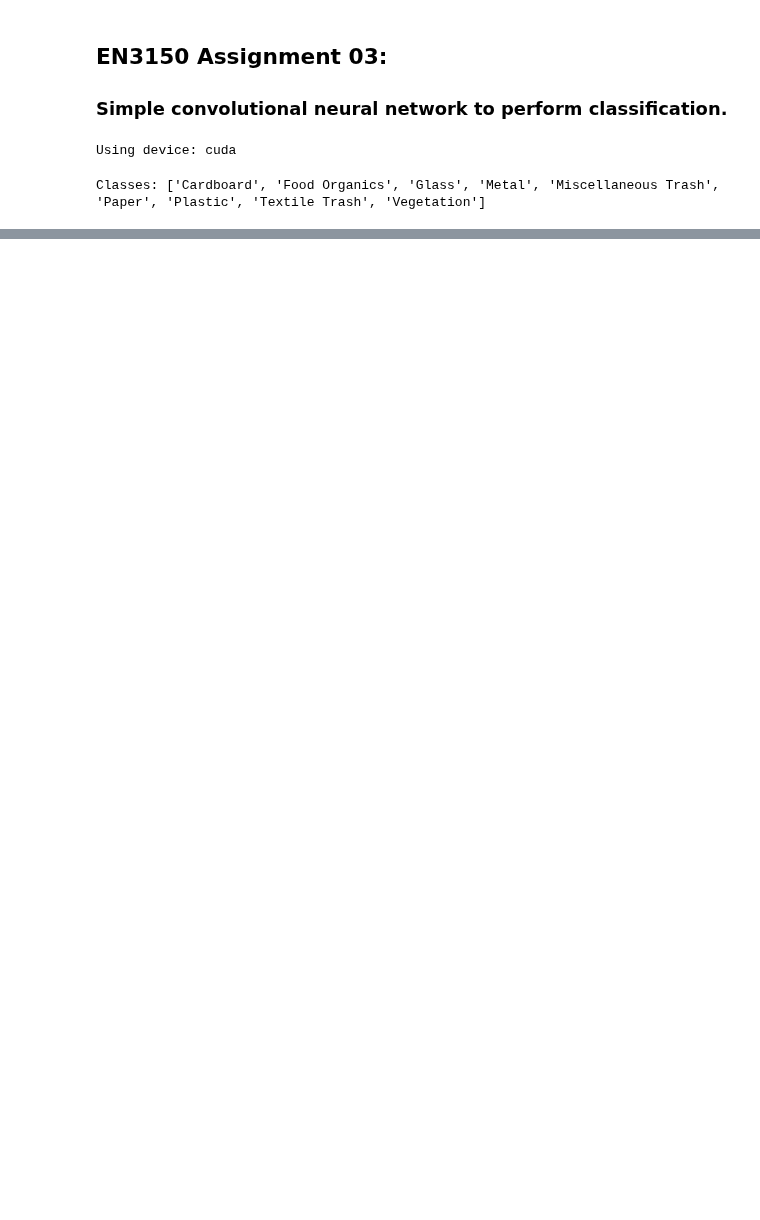
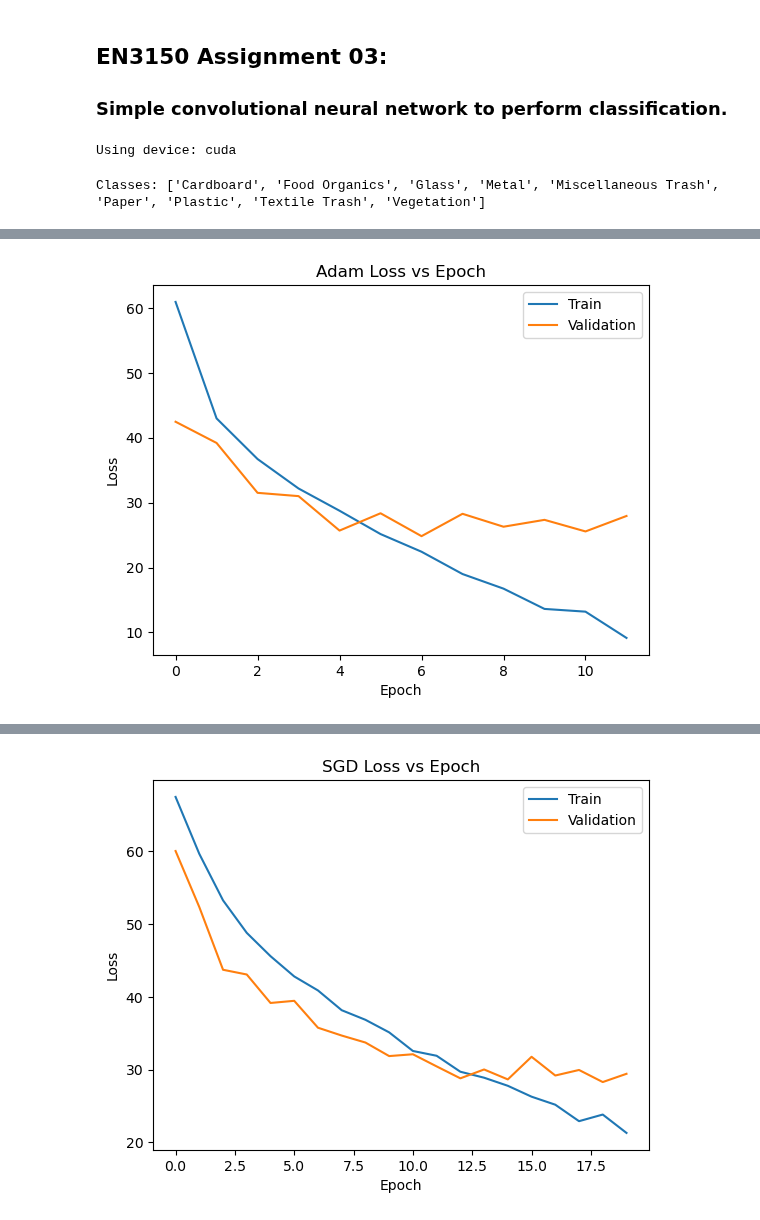
Before and after one commit to minuraashen/EN3150-CNN-for-Image-Classification, a Jupyter notebook: realwaste.ipynb, the cells around one changed output, grey strips where cells are left out. Cells and saved outputs as stored; diff of their text form; code cells hidden in the pictures; blank space fills up the shorter version.

```diff
--- a/realwaste.ipynb
+++ b/realwaste.ipynb
@@ -145,7 +177,6 @@ class_weights = [total / counts[c] for c in range(len(counts))]
 
 weights = torch.FloatTensor(class_weights).to(device)
 criterion = nn.CrossEntropyLoss(weight=weights)
-
 
 optimizers = {
     "Adam": lambda params: optim.Adam(params, lr=0.001),
@@ -159,8 +190,8 @@ for name, opt_fn in optimizers.items():
     model = SimpleCNN().to(device)
     optimizer = opt_fn(model.parameters())
     train_losses, val_losses = train_model(model, optimizer, criterion, train_loader, val_loader, epochs=20)
-    acc, prec, rec, cm = evaluate_model(model, test_loader)
-    results[name] = (acc, prec, rec, cm)
+    acc, prec, rec, f1, cm, cr = evaluate_model(model, test_loader)
+    results[name] = (acc, prec, rec, f1, cm, cr)
     plt.figure()
     plt.plot(train_losses, label='Train')
     plt.plot(val_losses, label='Validation')
@@ -169,3 +200,4 @@ for name, opt_fn in optimizers.items():
     plt.ylabel('Loss')
     plt.legend()
     plt.show()
+# %% [output]
@@ -171,0 +219 @@ for name, opt_fn in optimizers.items():
+[figure, added]
@@ -171,0 +237 @@ for name, opt_fn in optimizers.items():
+[figure, added]
```
Also changed, not shown: parts of 5 cells of this notebook.
